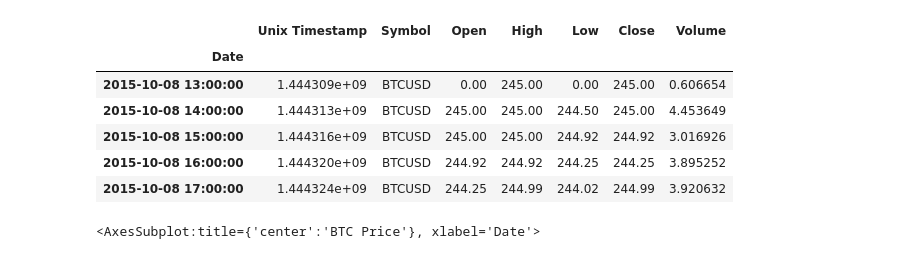
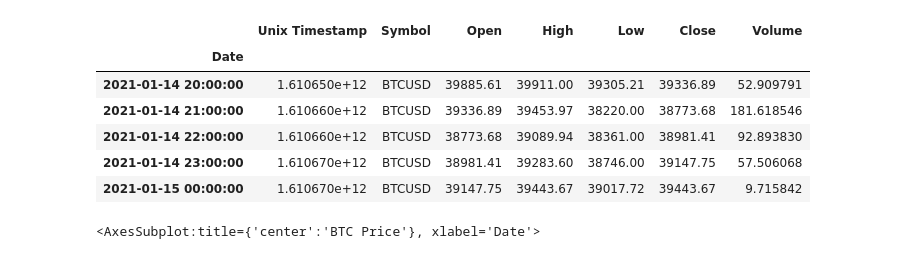
Before and after one commit to amanafzali/Project_2, a Jupyter notebook: BTC_forecast_time_series.ipynb, the cells around one changed output. Saved outputs shown, nothing was run; the diff lists cells and outputs as text; code cells hidden in the pictures.

```diff
--- a/Volatility_forecast.ipynb
+++ b/BTC_forecast_time_series.ipynb
@@ -24,16 +6,16 @@ The animation.avconv_args rcparam was deprecated in Matplotlib 3.3 and will be r
 # %%
 csv_path = Path("RawData/gemini_BTCUSD_1hr.csv")
 btc_df = pd.read_csv(csv_path, parse_dates=True, index_col='Date', infer_datetime_format=True)
 btc_df = btc_df.sort_index()
-btc_df.head()
+btc_df.tail()
 # %% [output]
 |  | Unix Timestamp | Symbol | Open | High | Low | Close | Volume |
 | Date |  |  |  |  |  |  |  |
-| 2015-10-08 13:00:00 | 1.444309e+09 | BTCUSD | 0.00 | 245.00 | 0.00 | 245.00 | 0.606654 |
-| 2015-10-08 14:00:00 | 1.444313e+09 | BTCUSD | 245.00 | 245.00 | 244.50 | 245.00 | 4.453649 |
-| 2015-10-08 15:00:00 | 1.444316e+09 | BTCUSD | 245.00 | 245.00 | 244.92 | 244.92 | 3.016926 |
-| 2015-10-08 16:00:00 | 1.444320e+09 | BTCUSD | 244.92 | 244.92 | 244.25 | 244.25 | 3.895252 |
-| 2015-10-08 17:00:00 | 1.444324e+09 | BTCUSD | 244.25 | 244.99 | 244.02 | 244.99 | 3.920632 |
+| 2021-01-14 20:00:00 | 1.610650e+12 | BTCUSD | 39885.61 | 39911.00 | 39305.21 | 39336.89 | 52.909791 |
+| 2021-01-14 21:00:00 | 1.610660e+12 | BTCUSD | 39336.89 | 39453.97 | 38220.00 | 38773.68 | 181.618546 |
+| 2021-01-14 22:00:00 | 1.610660e+12 | BTCUSD | 38773.68 | 39089.94 | 38361.00 | 38981.41 | 92.893830 |
+| 2021-01-14 23:00:00 | 1.610670e+12 | BTCUSD | 38981.41 | 39283.60 | 38746.00 | 39147.75 | 57.506068 |
+| 2021-01-15 00:00:00 | 1.610670e+12 | BTCUSD | 39147.75 | 39443.67 | 39017.72 | 39443.67 | 9.715842 |
 # %%
 btc_df.Close.plot(title="BTC Price", figsize=(20,10))
 # %% [output]
```
Also changed, not shown: parts of 7 cells of this notebook, 1 other file.
